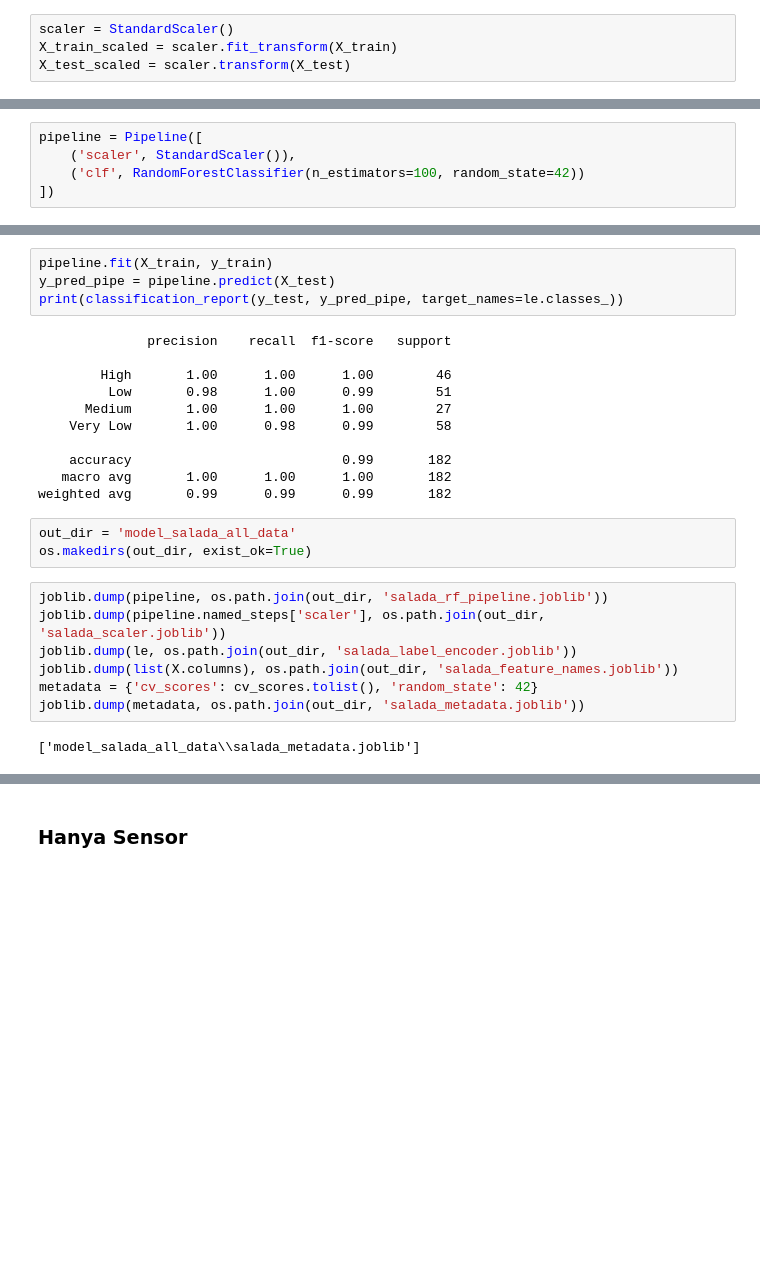
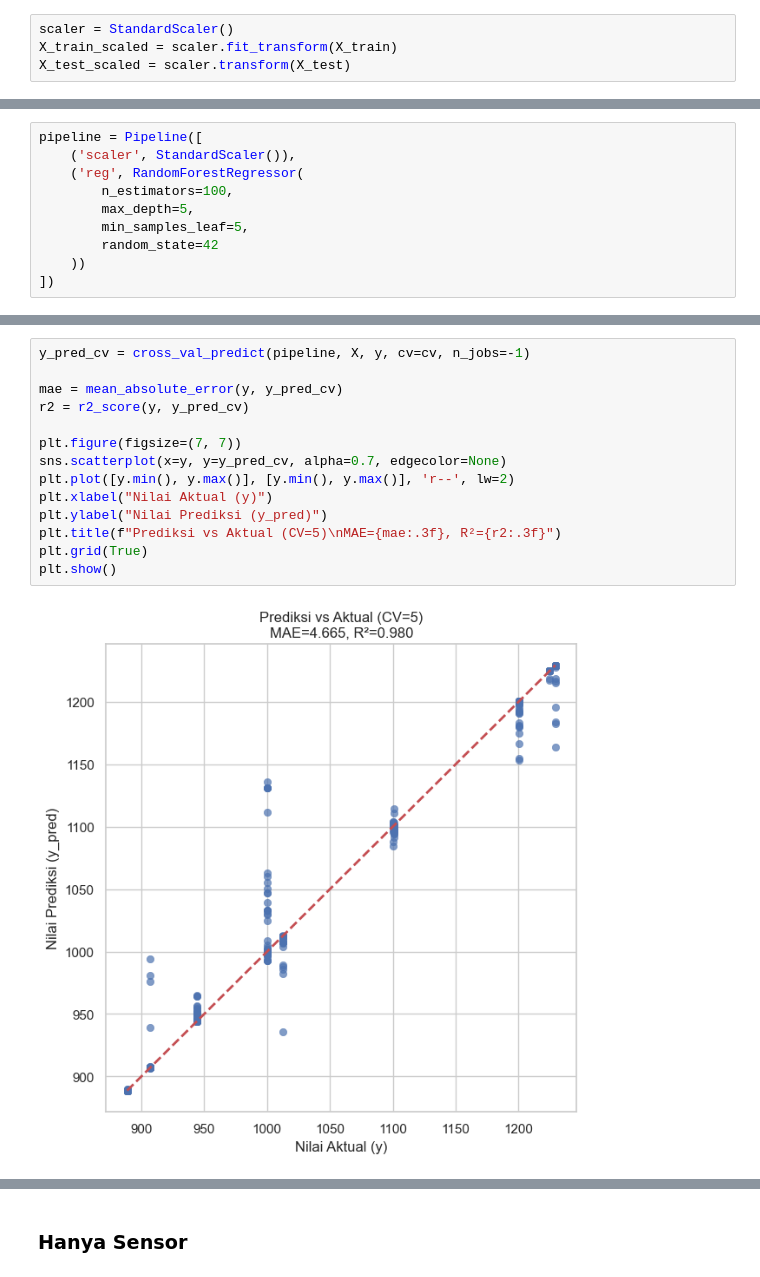
Before and after one commit to mfarzz/prediksi-pertumbuhan-salada, a Jupyter notebook: salada/salada_model.ipynb, the cells around one changed output, grey strips where cells are left out. Cells and saved outputs as stored; diff of their text form; blank space fills up the shorter version.

```diff
--- a/salada/salada_model.ipynb
+++ b/salada/salada_model.ipynb
@@ -255,6 +234,11 @@ plt.show()
 # %%
 pipeline = Pipeline([
     ('scaler', StandardScaler()),
-    ('clf', RandomForestClassifier(n_estimators=100, random_state=42))
+    ('reg', RandomForestRegressor(
+        n_estimators=100,
+        max_depth=5,
+        min_samples_leaf=5,
+        random_state=42
+    ))
 ])
 # %%
@@ -266,27 +253,16 @@ CV f1_macro: 1.0000 ± 0.0000
-# %%
-pipeline.fit(X_train, y_train)
-y_pred_pipe = pipeline.predict(X_test)
-print(classification_report(y_test, y_pred_pipe, target_names=le.classes_))
-# %% [output]
-              precision    recall  f1-score   support
-
-        High       1.00      1.00      1.00        46
-         Low       0.98      1.00      0.99        51
-      Medium       1.00      1.00      1.00        27
-    Very Low       1.00      0.98      0.99        58
-
-    accuracy                           0.99       182
-   macro avg       1.00      1.00      1.00       182
-weighted avg       0.99      0.99      0.99       182
-# %%
-out_dir = 'model_salada_all_data'
-os.makedirs(out_dir, exist_ok=True)
-# %%
-joblib.dump(pipeline, os.path.join(out_dir, 'salada_rf_pipeline.joblib'))
-joblib.dump(pipeline.named_steps['scaler'], os.path.join(out_dir, 'salada_scaler.joblib'))
-joblib.dump(le, os.path.join(out_dir, 'salada_label_encoder.joblib'))
-joblib.dump(list(X.columns), os.path.join(out_dir, 'salada_feature_names.joblib'))
-metadata = {'cv_scores': cv_scores.tolist(), 'random_state': 42}
-joblib.dump(metadata, os.path.join(out_dir, 'salada_metadata.joblib'))
-# %% [output]
-['model_salada_all_data\\salada_metadata.joblib']
+# %%
+y_pred_cv = cross_val_predict(pipeline, X, y, cv=cv, n_jobs=-1)
+
+mae = mean_absolute_error(y, y_pred_cv)
+r2 = r2_score(y, y_pred_cv)
+
+plt.figure(figsize=(7, 7))
+sns.scatterplot(x=y, y=y_pred_cv, alpha=0.7, edgecolor=None)
+plt.plot([y.min(), y.max()], [y.min(), y.max()], 'r--', lw=2)
+plt.xlabel("Nilai Aktual (y)")
+plt.ylabel("Nilai Prediksi (y_pred)")
+plt.title(f"Prediksi vs Aktual (CV=5)\nMAE={mae:.3f}, R²={r2:.3f}")
+plt.grid(True)
+plt.show()
+# %% [output]
+[figure, added]
```
Also changed, not shown: parts of 33 cells of this notebook, 3 other files.
